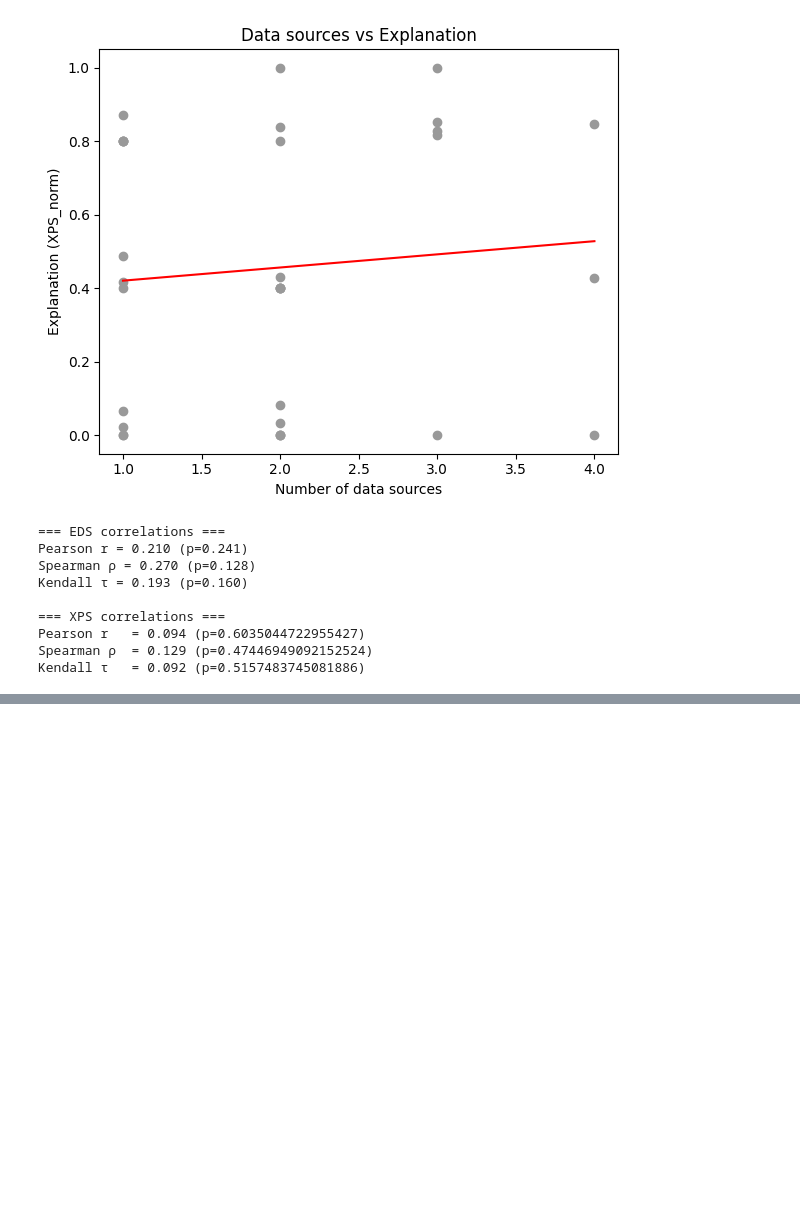
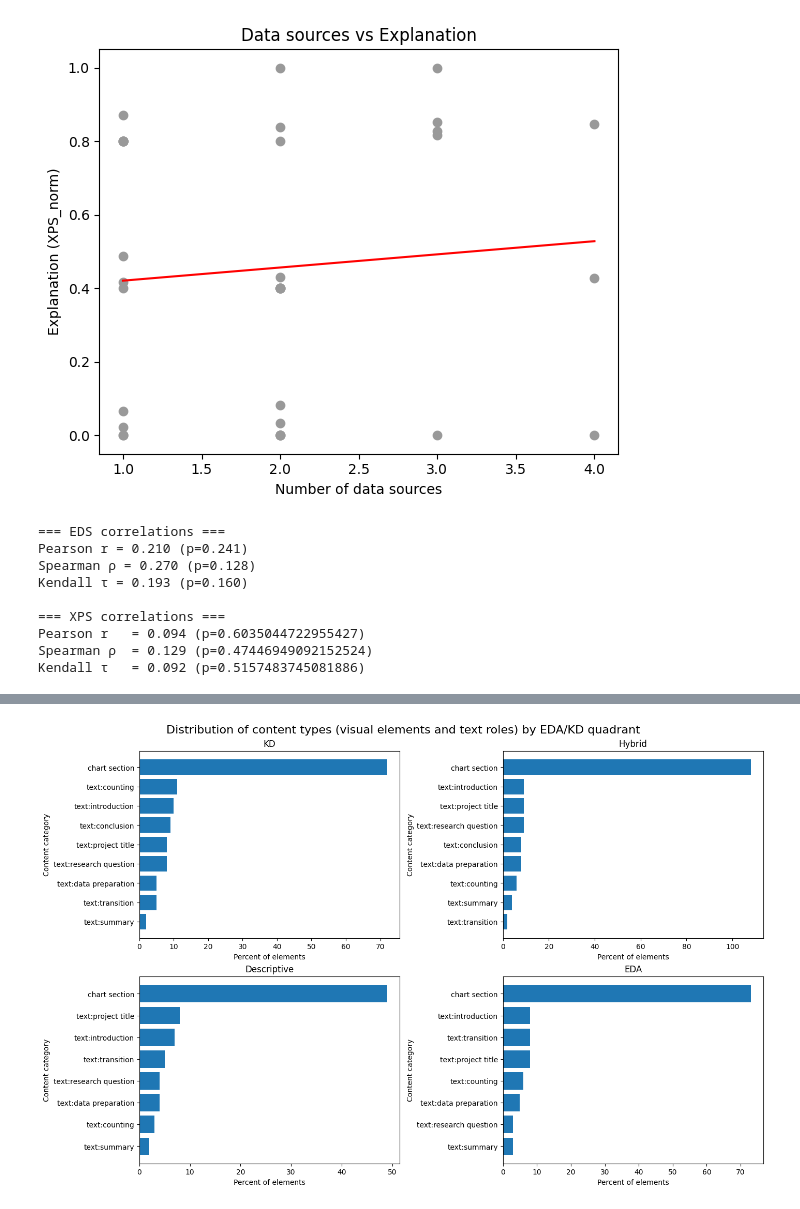
Before and after one commit to mondoboia/creator-complexity-lab, a Jupyter notebook: eda_vs_kd.ipynb, the cells around one changed output, grey strips where cells are left out. Saved outputs shown, nothing was run; the diff lists cells and outputs as text; code cells hidden in the pictures; blank space fills up the shorter version.

```diff
--- a/eda_vs_kd.ipynb
+++ b/eda_vs_kd.ipynb
@@ -264,0 +459,33 @@ Kendall τ   = 0.092 (p=0.5157483745081886)
+# %%
+# -------------------- Single figure: content types by quadrant ----------------
+
+TOP_N = 12  # keep readable
+
+fig, axes = plt.subplots(2, 2, figsize=(14, 9), constrained_layout=True)
+
+for quad, (r, c) in class_to_pos.items():
+    ax = axes[r, c]
+
+    sub = dist_content[dist_content["class_label"] == quad].copy()
+    if sub.empty:
+        ax.set_title(f"{quad}\n(no content)")
+        ax.axis("off")
+        continue
+
+    sub = sub.sort_values("count", ascending=False)
+
+    ax.barh(sub["content_category"], sub["count"])
+    ax.invert_yaxis()
+
+    ax.set_title(quad)
+    ax.set_xlabel("Percent of elements")
+    ax.set_ylabel("Content category")
+
+fig.suptitle(
+    "Distribution of content types (visual elements and text roles) by EDA/KD quadrant",
+    fontsize=16
+)
+
+plt.show()
+# %% [output]
+[figure, added]
```
Also changed, not shown: parts of 9 cells of this notebook, 1 other file.
